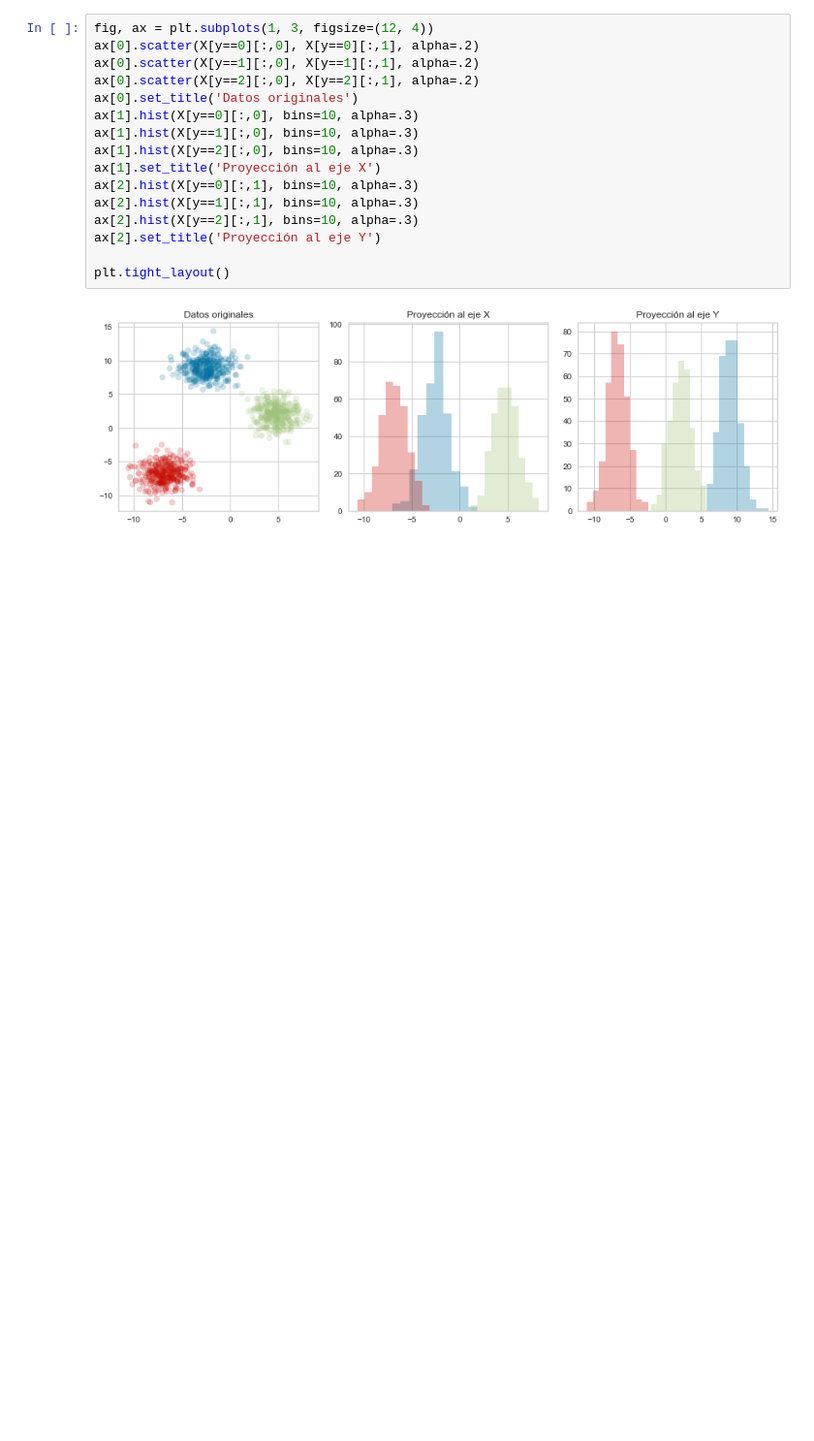
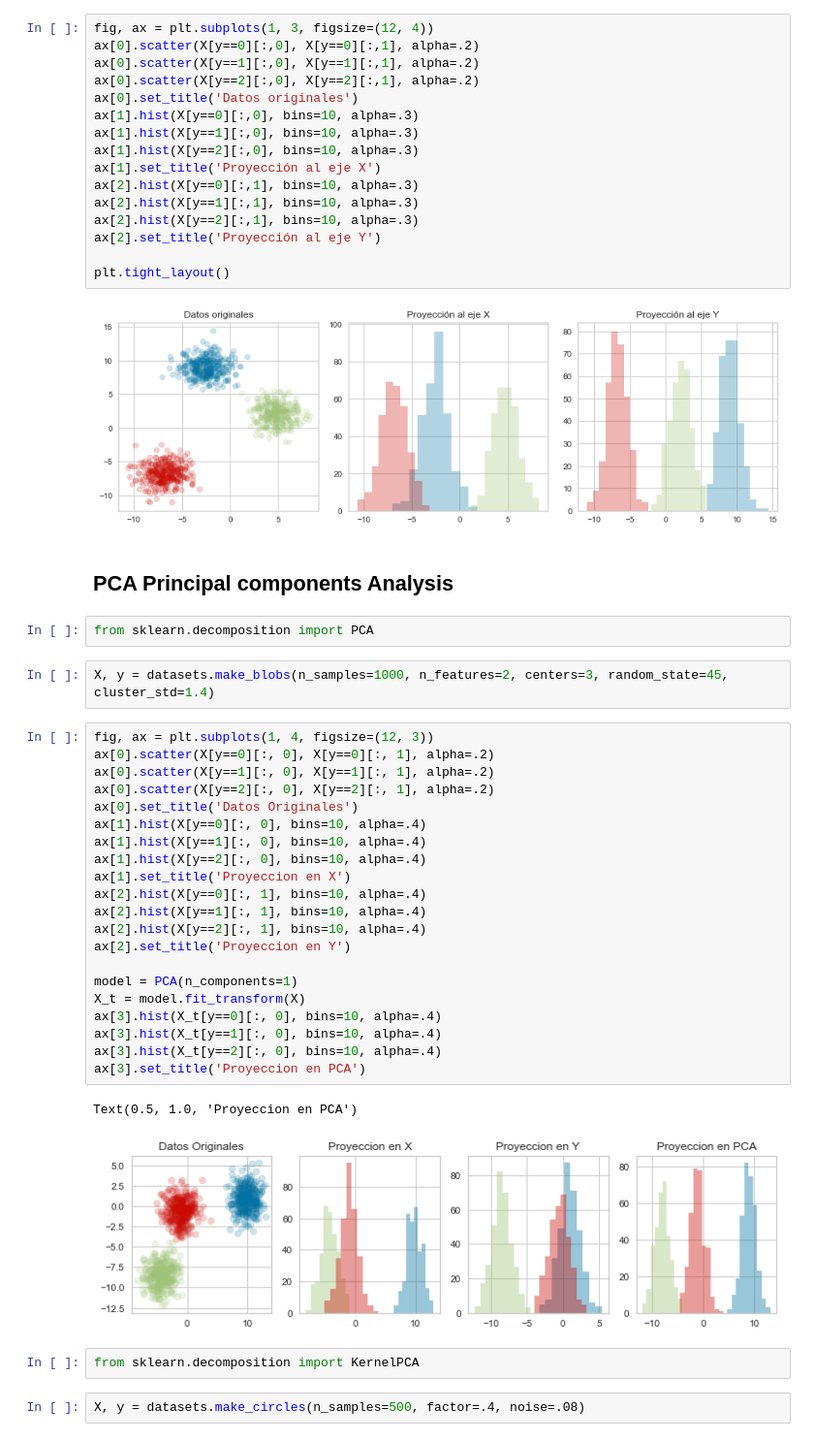
Before and after one commit to jorgegmartin/Master_Data_Science, a Jupyter notebook: 09_UnsupervisedLearning/UnsupervisedLearningNotes.ipynb, the cells around one changed output. Shown at 97% size. Drawn from its saved outputs; the diff is of its cells as text; blank space fills up the shorter version.

```diff
--- a/09_UnsupervisedLearning/UnsupervisedLearningNotes.ipynb
+++ b/09_UnsupervisedLearning/UnsupervisedLearningNotes.ipynb
@@ -342,3 +342,37 @@ ax[2].set_title('Proyección al eje Y')
 plt.tight_layout()
 # %% [output]
 [figure]
+# %% [markdown]
+## PCA Principal components Analysis
+# %%
+from sklearn.decomposition import PCA
+# %%
+X, y = datasets.make_blobs(n_samples=1000, n_features=2, centers=3, random_state=45, cluster_std=1.4)
+# %%
+fig, ax = plt.subplots(1, 4, figsize=(12, 3))
+ax[0].scatter(X[y==0][:, 0], X[y==0][:, 1], alpha=.2)
+ax[0].scatter(X[y==1][:, 0], X[y==1][:, 1], alpha=.2)
+ax[0].scatter(X[y==2][:, 0], X[y==2][:, 1], alpha=.2)
+ax[0].set_title('Datos Originales')
+ax[1].hist(X[y==0][:, 0], bins=10, alpha=.4)
+ax[1].hist(X[y==1][:, 0], bins=10, alpha=.4)
+ax[1].hist(X[y==2][:, 0], bins=10, alpha=.4)
+ax[1].set_title('Proyeccion en X')
+ax[2].hist(X[y==0][:, 1], bins=10, alpha=.4)
+ax[2].hist(X[y==1][:, 1], bins=10, alpha=.4)
+ax[2].hist(X[y==2][:, 1], bins=10, alpha=.4)
+ax[2].set_title('Proyeccion en Y')
+
+model = PCA(n_components=1)
+X_t = model.fit_transform(X)
+ax[3].hist(X_t[y==0][:, 0], bins=10, alpha=.4)
+ax[3].hist(X_t[y==1][:, 0], bins=10, alpha=.4)
+ax[3].hist(X_t[y==2][:, 0], bins=10, alpha=.4)
+ax[3].set_title('Proyeccion en PCA')
+# %% [output]
+Text(0.5, 1.0, 'Proyeccion en PCA')
+[figure, added]
+# %%
+from sklearn.decomposition import KernelPCA
+# %%
+X, y = datasets.make_circles(n_samples=500, factor=.4, noise=.08)
```
Also changed, not shown: parts of 23 cells of this notebook.
